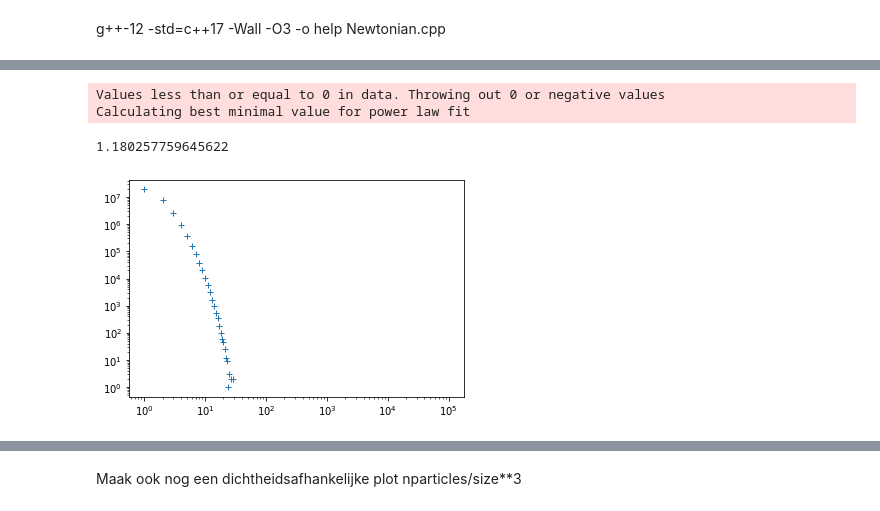
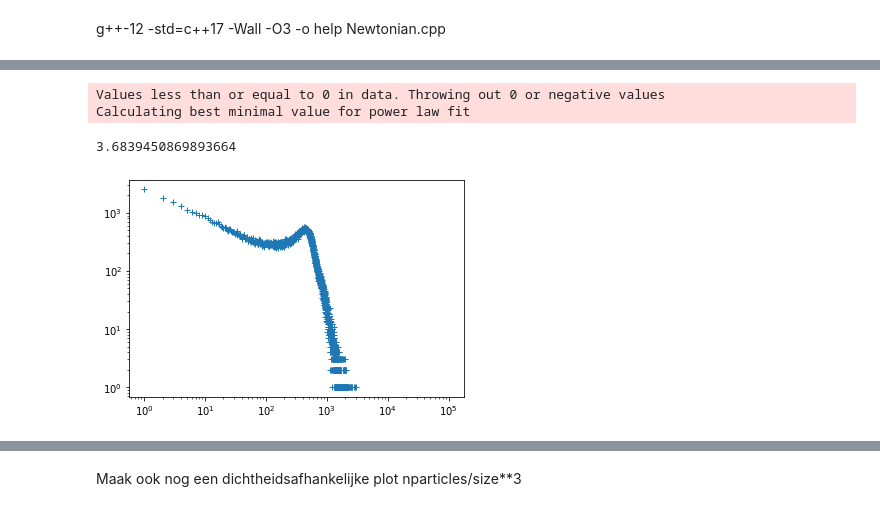
Before and after one commit to Sennevw/Masters-thesis, a Jupyter notebook: dataverwerking.ipynb, the cells around one changed output, grey strips where cells are left out. Drawn from its saved outputs; the diff is of its cells as text; code cells hidden in the pictures.

```diff
--- a/dataverwerking.ipynb
+++ b/dataverwerking.ipynb
@@ -80,12 +80,12 @@ Calculating best minimal value for power law fit
 # %%
-size, amount = np.loadtxt("3D_data_PA.txt", skiprows=1, unpack=True)
+size, amount = np.loadtxt("3D_data.txt", skiprows=1, unpack=True)
 size = size[1:]
 amount = amount[1:]
 plt.loglog(size, amount, '+')
 result = powerlaw.Fit(amount, discrete=True)
 print(result.alpha)
 # %% [output]
 Values less than or equal to 0 in data. Throwing out 0 or negative values
 Calculating best minimal value for power law fit
-1.180257759645622
+3.6839450869893664
-[figure, old version]
+[figure, new version]
```
Also changed, not shown: parts of 6 cells of this notebook, 10 other files.
